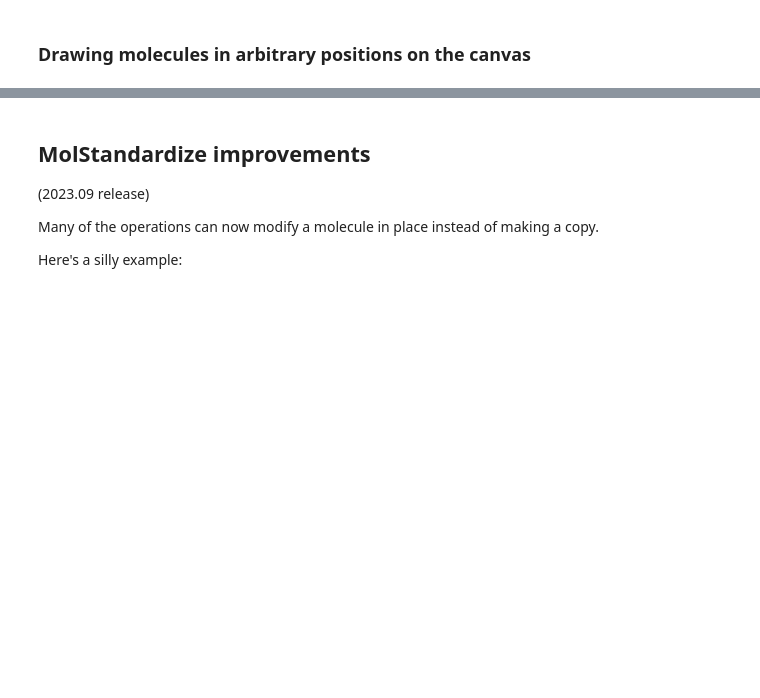
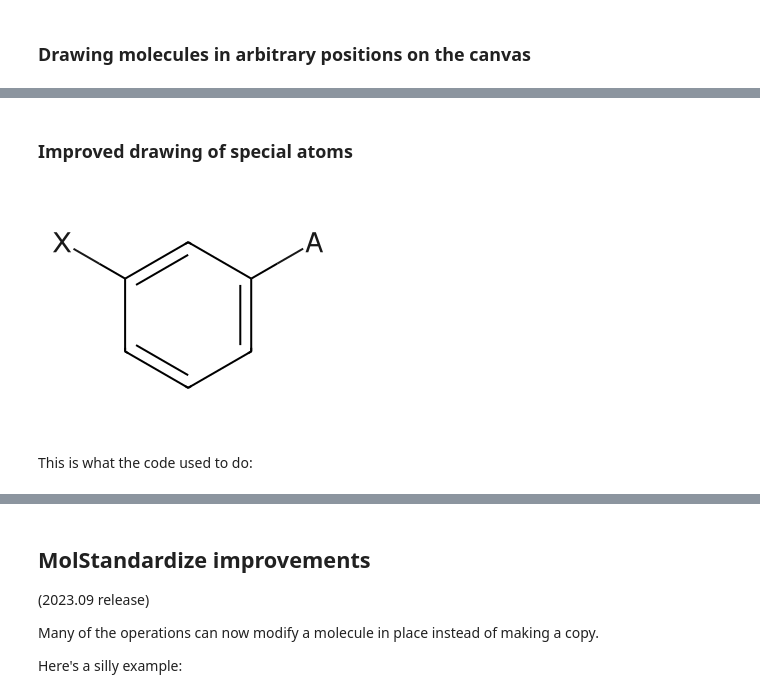
Before and after one commit to rdkit/UGM_2023, a Jupyter notebook: Notebooks/Landrum_WhatsNew.ipynb, the cells around one changed output, grey strips where cells are left out. Saved outputs shown, nothing was run; the diff lists cells and outputs as text; code cells hidden in the pictures; blank space fills up the shorter version.

```diff
--- a/Notebooks/Landrum_WhatsNew.ipynb
+++ b/Notebooks/Landrum_WhatsNew.ipynb
@@ -703,3 +703,40 @@ d2d.FinishDrawing()
 SVG(d2d.GetDrawingText())
 # %% [output]
 [drawing not drawn]
+# %% [markdown]
+### Improved drawing of special atoms
+# %%
+qmol = Chem.MolFromMolBlock('''
+  Mrv2305 04202308462D
+
+  0  0  0     0  0            999 V3000
+M  V30 BEGIN CTAB
+M  V30 COUNTS 8 8 0 0 0
+M  V30 BEGIN ATOM
+M  V30 1 C -2.6667 3.8734 0 0
+M  V30 2 C -4.0003 3.1034 0 0
+M  V30 3 C -4.0003 1.5633 0 0
+M  V30 4 C -2.6667 0.7933 0 0
+M  V30 5 C -1.333 1.5633 0 0
+M  V30 6 C -1.333 3.1034 0 0
+M  V30 7 A 0.0007 3.8733 0 0
+M  V30 8 X -5.334 3.8733 0 0
+M  V30 END ATOM
+M  V30 BEGIN BOND
+M  V30 1 1 1 2
+M  V30 2 2 2 3
+M  V30 3 1 3 4
+M  V30 4 2 4 5
+M  V30 5 1 5 6
+M  V30 6 2 1 6
+M  V30 7 1 6 7
+M  V30 8 1 2 8
+M  V30 END BOND
+M  V30 END CTAB
+M  END
+''')
+qmol
+# %% [output]
+[figure, added]
+# %% [markdown]
+This is what the code used to do:
```
Also changed, not shown: parts of 36 cells of this notebook.
